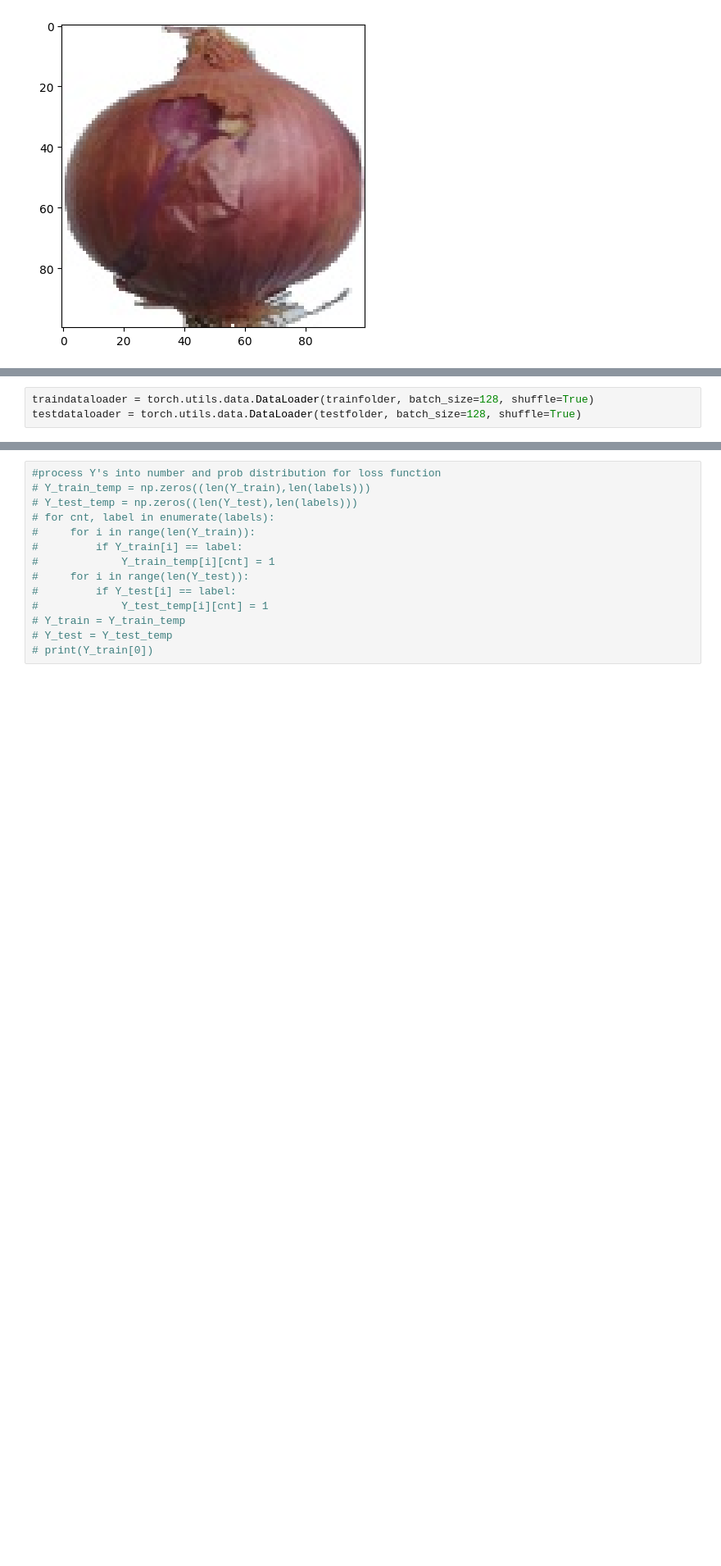
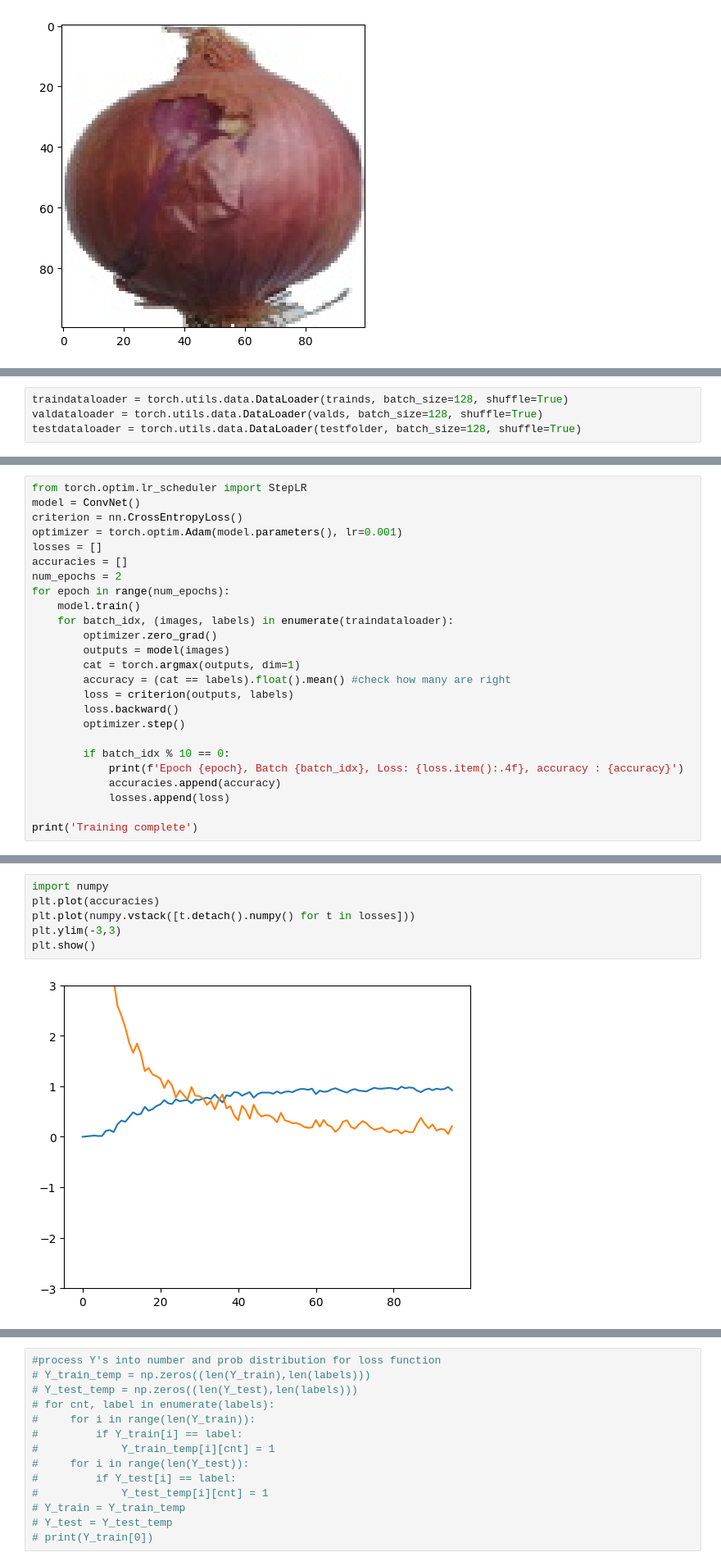
Before and after one commit to ryw27/Fruit-Classifier, a Jupyter notebook: FruitClassifier.ipynb, the cells around one changed output, grey strips where cells are left out. Shown: that part at 82% size. Cells and saved outputs as stored; diff of their text form; blank space fills up the shorter version.

Commit message:
done with training on only 2 epochs with testacc = 87.13%

```diff
--- a/FruitClassifier.ipynb
+++ b/FruitClassifier.ipynb
@@ -57,5 +57,6 @@ len(trainds), len(valds)
 # %%
-traindataloader = torch.utils.data.DataLoader(trainfolder, batch_size=128, shuffle=True)
+traindataloader = torch.utils.data.DataLoader(trainds, batch_size=128, shuffle=True)
+valdataloader = torch.utils.data.DataLoader(valds, batch_size=128, shuffle=True)
 testdataloader = torch.utils.data.DataLoader(testfolder, batch_size=128, shuffle=True)
 # %%
 dataiter = iter(traindataloader)
@@ -84,0 +89,25 @@ model = ConvNet()
+# %%
+from torch.optim.lr_scheduler import StepLR
+model = ConvNet()
+criterion = nn.CrossEntropyLoss()
+optimizer = torch.optim.Adam(model.parameters(), lr=0.001)
+losses = []
+accuracies = []
+num_epochs = 2
+for epoch in range(num_epochs):
+    model.train()
+    for batch_idx, (images, labels) in enumerate(traindataloader):
+        optimizer.zero_grad()
+        outputs = model(images)
+        cat = torch.argmax(outputs, dim=1)
+        accuracy = (cat == labels).float().mean() #check how many are right
+        loss = criterion(outputs, labels)
+        loss.backward()
+        optimizer.step()
+
+        if batch_idx % 10 == 0:
+            print(f'Epoch {epoch}, Batch {batch_idx}, Loss: {loss.item():.4f}, accuracy : {accuracy}')
+            accuracies.append(accuracy)
+            losses.append(loss)
+
+print('Training complete')
@@ -84,0 +132,8 @@ model = ConvNet()
+# %%
+import numpy
+plt.plot(accuracies)
+plt.plot(numpy.vstack([t.detach().numpy() for t in losses]))
+plt.ylim(-3,3)
+plt.show()
+# %% [output]
+[figure, added]
```
Also changed, not shown: parts of 7 cells of this notebook.
